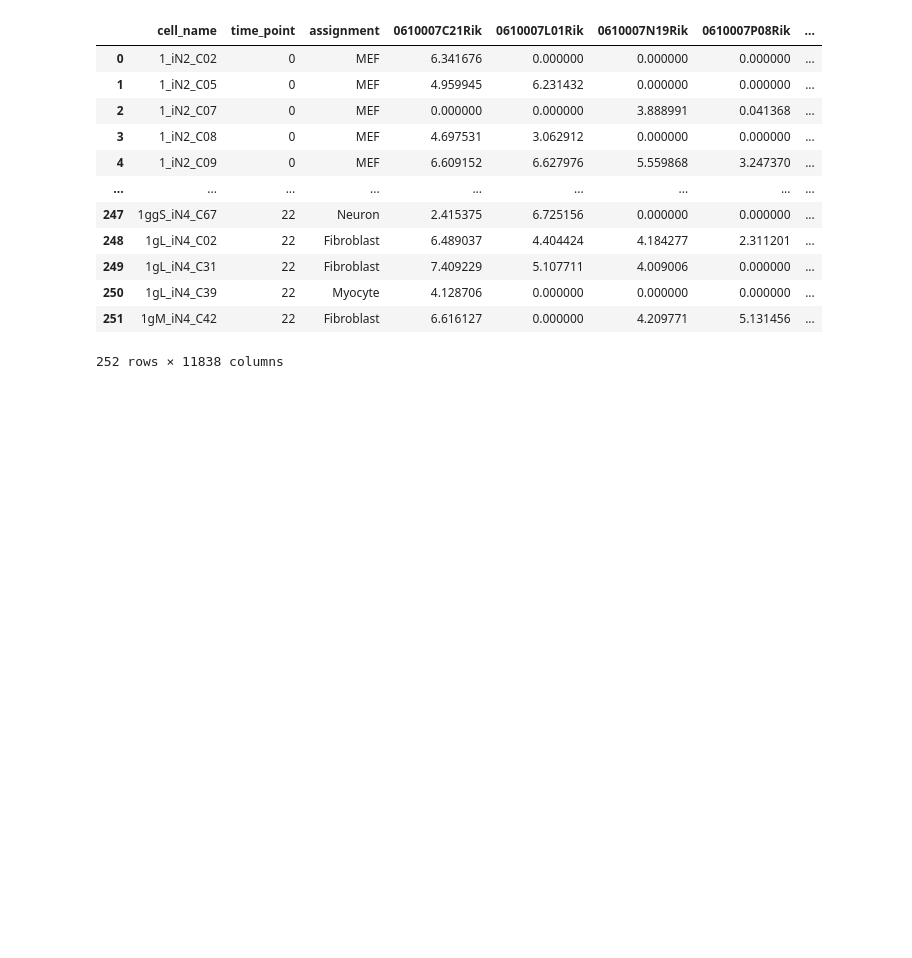
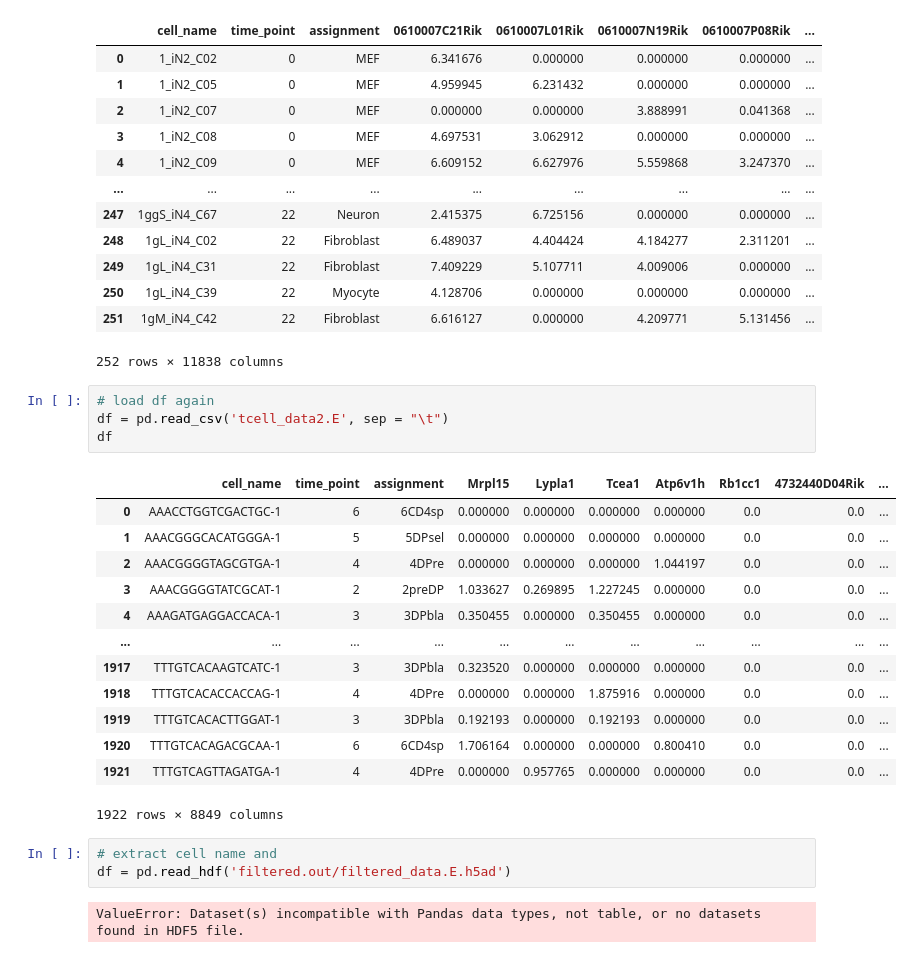
Before and after one commit to TranscriptionFactory/cpcb_cmu_02710_project, a Jupyter notebook: reformat_data_correctly.ipynb, the cells around one changed output. Saved outputs shown, nothing was run; the diff lists cells and outputs as text; blank space fills up the shorter version.

```diff
--- a/reformat_data_correctly.ipynb
+++ b/reformat_data_correctly.ipynb
@@ -227,3 +227,26 @@ exdf
 | 250 | 1gL_iN4_C39 | 22 | Myocyte | 4.128706 | 0.000000 | 0.000000 | 0.000000 | ... |
 | 251 | 1gM_iN4_C42 | 22 | Fibroblast | 6.616127 | 0.000000 | 4.209771 | 5.131456 | ... |
 252 rows × 11838 columns
+# %%
+# load df again
+df = pd.read_csv('tcell_data2.E', sep = "\t")
+df
+# %% [output]
+|  | cell_name | time_point | assignment | Mrpl15 | Lypla1 | Tcea1 | Atp6v1h | Rb1cc1 | 4732440D04Rik | ... |
+| 0 | AAACCTGGTCGACTGC-1 | 6 | 6CD4sp | 0.000000 | 0.000000 | 0.000000 | 0.000000 | 0.0 | 0.0 | ... |
+| 1 | AAACGGGCACATGGGA-1 | 5 | 5DPsel | 0.000000 | 0.000000 | 0.000000 | 0.000000 | 0.0 | 0.0 | ... |
+| 2 | AAACGGGGTAGCGTGA-1 | 4 | 4DPre | 0.000000 | 0.000000 | 0.000000 | 1.044197 | 0.0 | 0.0 | ... |
+| 3 | AAACGGGGTATCGCAT-1 | 2 | 2preDP | 1.033627 | 0.269895 | 1.227245 | 0.000000 | 0.0 | 0.0 | ... |
+| 4 | AAAGATGAGGACCACA-1 | 3 | 3DPbla | 0.350455 | 0.000000 | 0.350455 | 0.000000 | 0.0 | 0.0 | ... |
+| ... | ... | ... | ... | ... | ... | ... | ... | ... | ... | ... |
+| 1917 | TTTGTCACAAGTCATC-1 | 3 | 3DPbla | 0.323520 | 0.000000 | 0.000000 | 0.000000 | 0.0 | 0.0 | ... |
+| 1918 | TTTGTCACACCACCAG-1 | 4 | 4DPre | 0.000000 | 0.000000 | 1.875916 | 0.000000 | 0.0 | 0.0 | ... |
+| 1919 | TTTGTCACACTTGGAT-1 | 3 | 3DPbla | 0.192193 | 0.000000 | 0.192193 | 0.000000 | 0.0 | 0.0 | ... |
+| 1920 | TTTGTCACAGACGCAA-1 | 6 | 6CD4sp | 1.706164 | 0.000000 | 0.000000 | 0.800410 | 0.0 | 0.0 | ... |
+| 1921 | TTTGTCAGTTAGATGA-1 | 4 | 4DPre | 0.000000 | 0.957765 | 0.000000 | 0.000000 | 0.0 | 0.0 | ... |
+1922 rows × 8849 columns
+# %%
+# extract cell name and
+df = pd.read_hdf('filtered.out/filtered_data.E.h5ad')
+# %% [output]
+ValueError: Dataset(s) incompatible with Pandas data types, not table, or no datasets found in HDF5 file.
```
Also changed, not shown: 47 other files.
